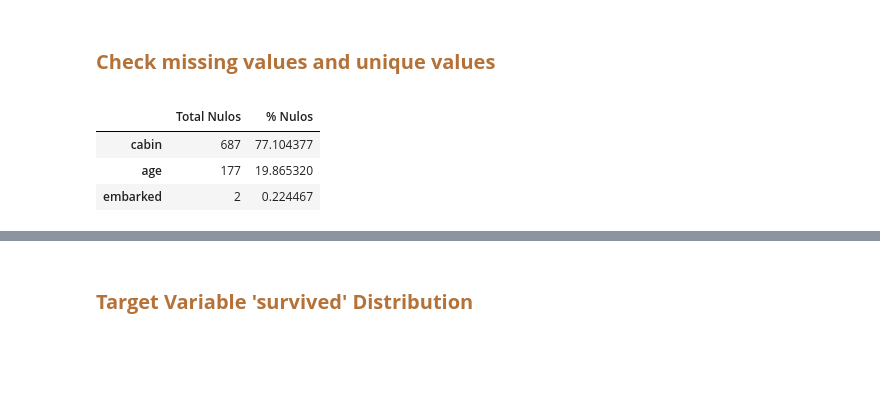
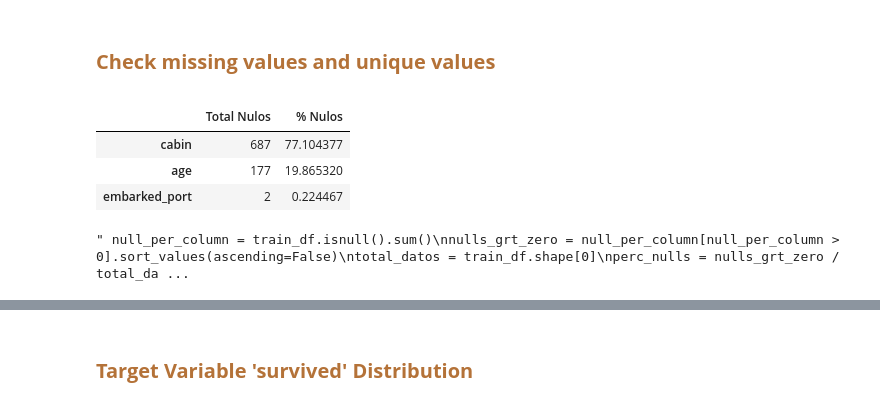
Before and after one commit to ErikaMelt/data-ship-api, a Jupyter notebook: notebooks/eda.ipynb, the cells around one changed output, grey strips where cells are left out. Cells and saved outputs as stored; diff of their text form; code cells hidden in the pictures; blank space fills up the shorter version.

```diff
--- a/notebooks/eda.ipynb
+++ b/notebooks/eda.ipynb
@@ -166,21 +118,23 @@ Train dataset shape: (891, 11)
 # %% [markdown]
 <h1 style="font-family: Trebuchet MS; font-size: 20px; color: #b47238; text-align: left; "><b>Check missing values and unique values</b></h1>
 # %%
-null_per_column = train_df.isnull().sum()
+display(DataAnalyzer.get_missing_values(train_df))
+""" null_per_column = train_df.isnull().sum()
 nulls_grt_zero = null_per_column[null_per_column > 0].sort_values(ascending=False)
 total_datos = train_df.shape[0]
 perc_nulls = nulls_grt_zero / total_datos * 100
 nulls_table = pd.concat([nulls_grt_zero, perc_nulls], axis=1)
 nulls_table.columns = ['Total Nulos', '% Nulos']
 tabla_nulos = nulls_table.style.background_gradient(cmap='Oranges',
                                                     low=0,
                                                     high=1)
-display(tabla_nulos)
+display(tabla_nulos) """
 # %% [output]
 |  | Total Nulos | % Nulos |
 | cabin | 687 | 77.104377 |
 | age | 177 | 19.865320 |
-| embarked | 2 | 0.224467 |
+| embarked_port | 2 | 0.224467 |
+" null_per_column = train_df.isnull().sum()\nnulls_grt_zero = null_per_column[null_per_column > 0].sort_values(ascending=False)\ntotal_datos = train_df.shape[0]\nperc_nulls = nulls_grt_zero / total_da ...
 # %%
 print(f'Number of unique values in each column of the train dataset: {train_df.nunique()}')
 # %% [output]
```
Also changed, not shown: parts of 29 cells of this notebook.
